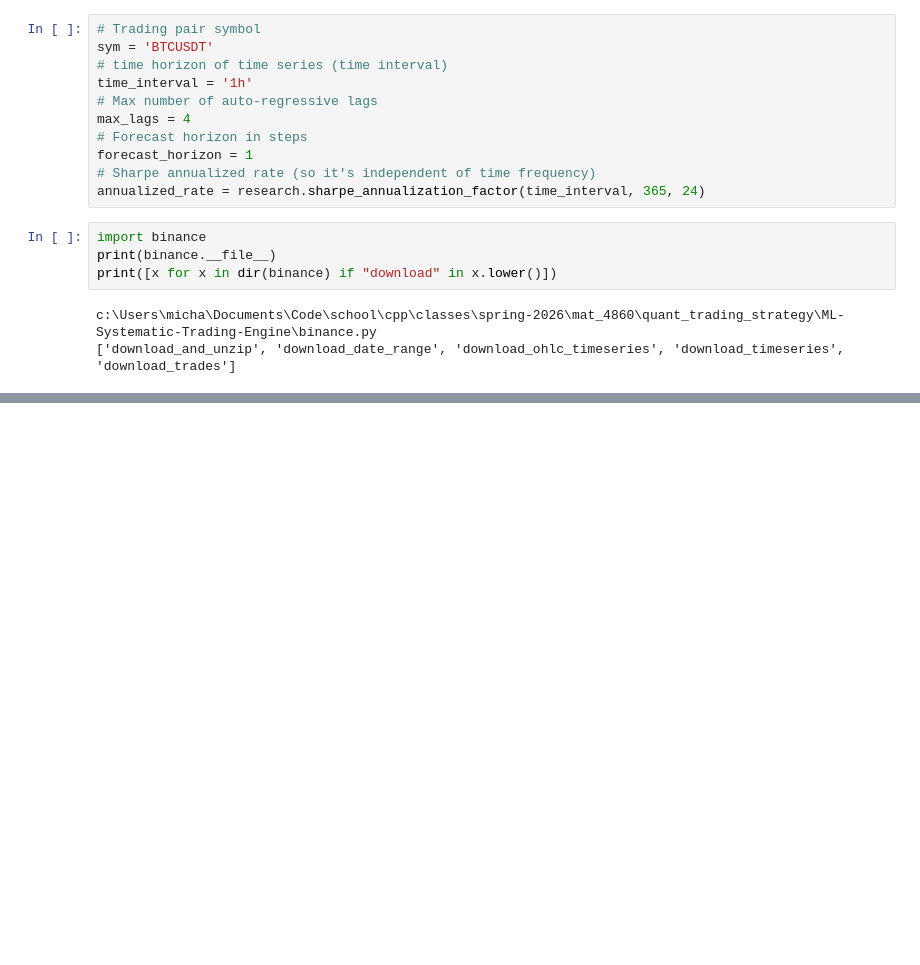
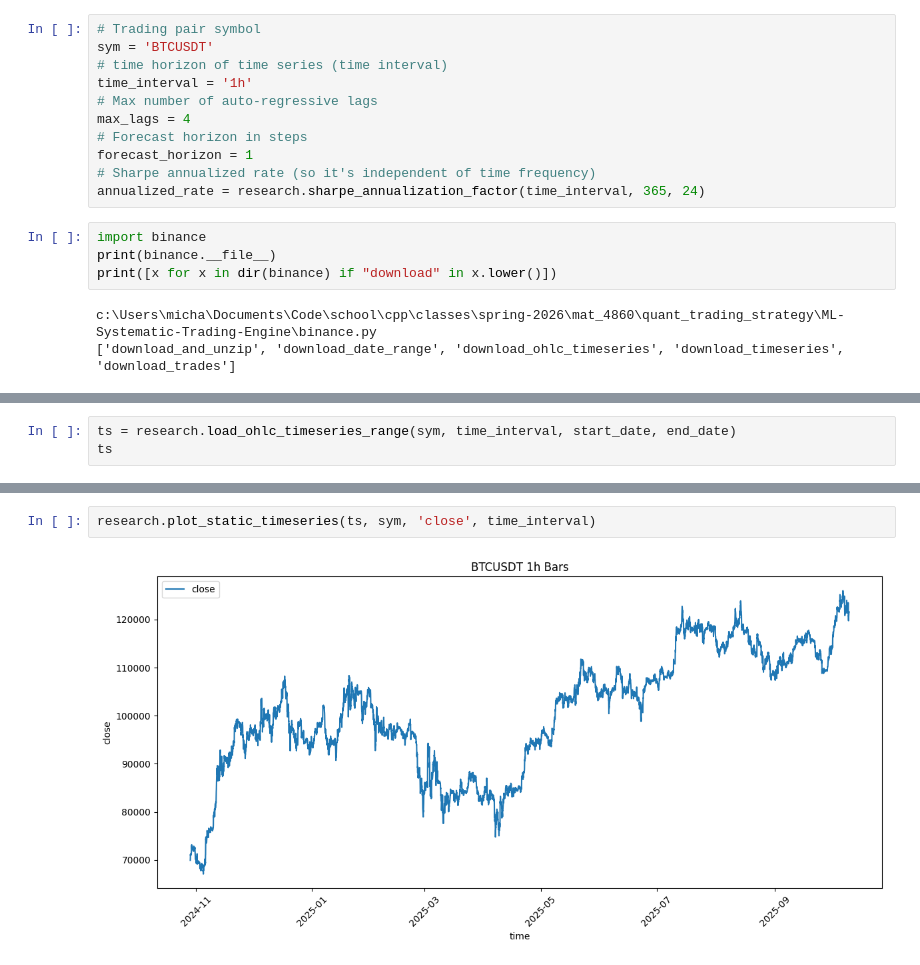
Before and after one commit to MichaelLy766/ML-Systematic-Trading-Engine, a Jupyter notebook: video1.ipynb, the cells around one changed output, grey strips where cells are left out. Drawn from its saved outputs; the diff is of its cells as text; blank space fills up the shorter version.

```diff
--- a/video1.ipynb
+++ b/video1.ipynb
@@ -65,0 +52,3 @@ binance.download_date_range(sym, start_date, end_date)
+# %%
+ts = research.load_ohlc_timeseries_range(sym, time_interval, start_date, end_date)
+ts
@@ -65,0 +70,4 @@ binance.download_date_range(sym, start_date, end_date)
+# %%
+research.plot_static_timeseries(ts, sym, 'close', time_interval)
+# %% [output]
+[figure, added]
```
Also changed, not shown: parts of 14 cells of this notebook.
